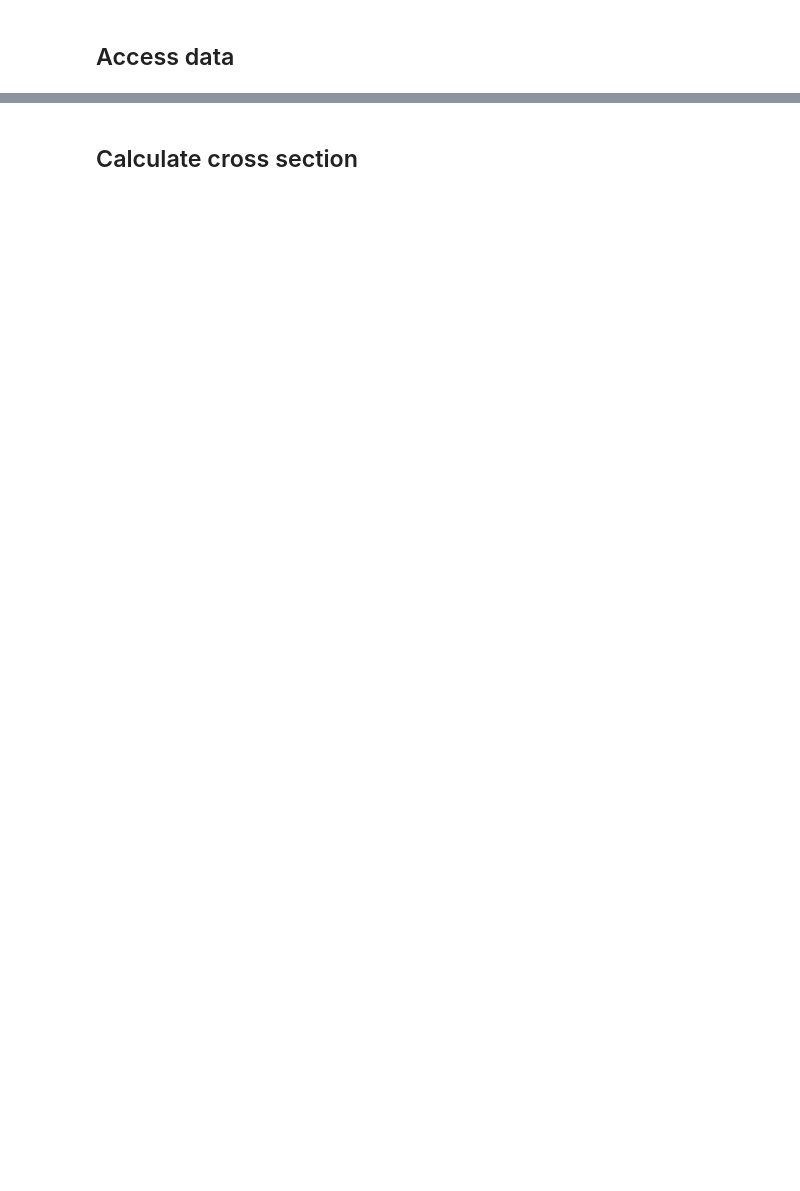
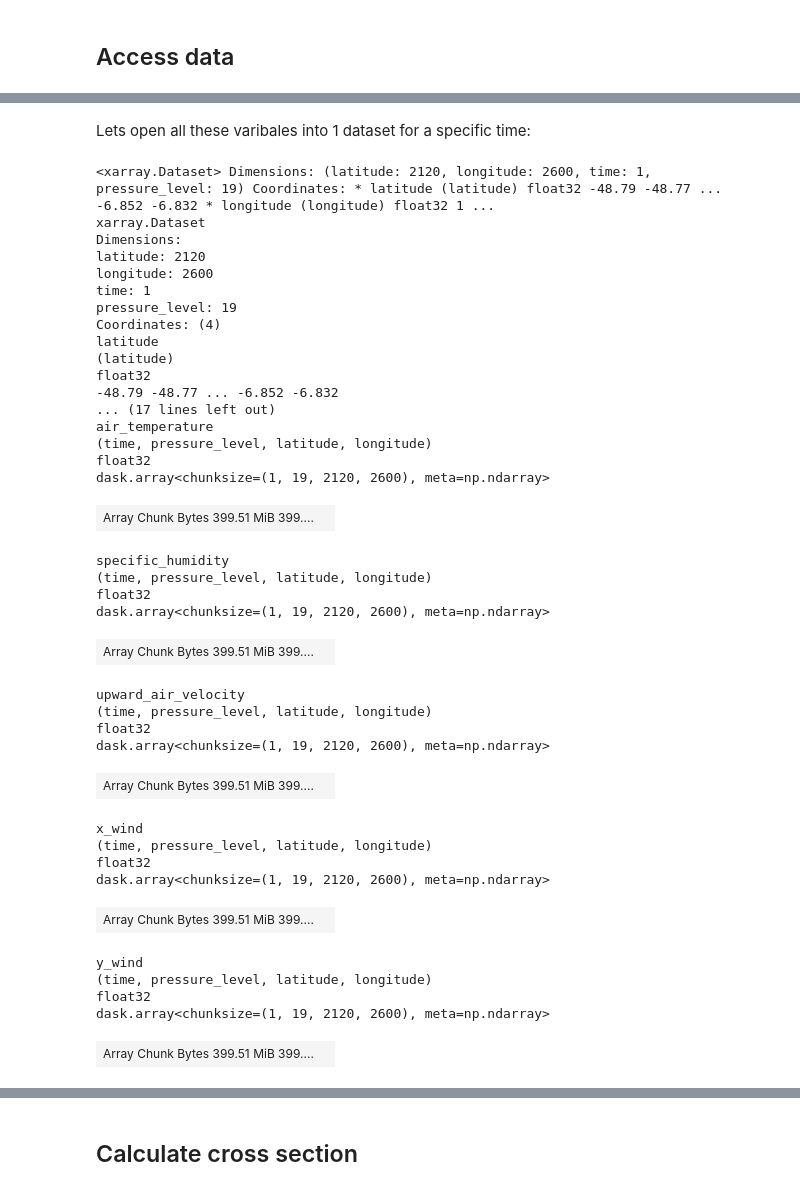
Before and after one commit to coecms/AUS2200_CLEX_analysis, a Jupyter notebook: notebooks/AUS2200_cross_section_plot.ipynb, the cells around one changed output, grey strips where cells are left out. Saved outputs shown, nothing was run; the diff lists cells and outputs as text; code cells hidden in the pictures; blank space fills up the shorter version.

```diff
--- a/notebooks/AUS2200_cross_section_plot.ipynb
+++ b/notebooks/AUS2200_cross_section_plot.ipynb
@@ -26,0 +83,2 @@ ds_temp = xr.open_mfdataset(f'{datadir}/{fname}', chunks={'time': '200mb'}, para
+# %% [markdown]
+Lets open all these varibales into 1 dataset for a specific time:
@@ -26,0 +88,49 @@ ds_temp = xr.open_mfdataset(f'{datadir}/{fname}', chunks={'time': '200mb'}, para
+# %%
+ds = xr.open_mfdataset(f'{datadir}/{onpress}', chunks={'time': '200mb'}, parallel=True)
+# It's good to set chunk size when opening data so Xarray/Dask is more efficient.
+# the setting above makes sure we are using chunksizes ~200MB of size which is optimal for dask.
+
+# If you want to do timeseries type operations you might want to specify the chunks as:
+# chunks = {'time':-1, 'latitude': '200MB}
+# In this way all timesteps for a single cell grid will be in the same chunk
+# %%
+ds
+# %% [output]
+<xarray.Dataset> Dimensions: (latitude: 2120, longitude: 2600, time: 1, pressure_level: 19) Coordinates: * latitude (latitude) float32 -48.79 -48.77 ... -6.852 -6.832 * longitude (longitude) float32 1 ...
+xarray.Dataset
+Dimensions:
+latitude: 2120
+longitude: 2600
+time: 1
+pressure_level: 19
+Coordinates: (4)
+latitude
+(latitude)
+float32
+-48.79 -48.77 ... -6.852 -6.832
+... (17 lines left out)
+air_temperature
+(time, pressure_level, latitude, longitude)
+float32
+dask.array<chunksize=(1, 19, 2120, 2600), meta=np.ndarray>
+| Array Chunk Bytes 399.51 MiB 399.... |  |
+specific_humidity
+(time, pressure_level, latitude, longitude)
+float32
+dask.array<chunksize=(1, 19, 2120, 2600), meta=np.ndarray>
+| Array Chunk Bytes 399.51 MiB 399.... |  |
+upward_air_velocity
+(time, pressure_level, latitude, longitude)
+float32
+dask.array<chunksize=(1, 19, 2120, 2600), meta=np.ndarray>
+| Array Chunk Bytes 399.51 MiB 399.... |  |
+x_wind
+(time, pressure_level, latitude, longitude)
+float32
+dask.array<chunksize=(1, 19, 2120, 2600), meta=np.ndarray>
+| Array Chunk Bytes 399.51 MiB 399.... |  |
+y_wind
+(time, pressure_level, latitude, longitude)
+float32
+dask.array<chunksize=(1, 19, 2120, 2600), meta=np.ndarray>
+| Array Chunk Bytes 399.51 MiB 399.... |  |
```
Also changed, not shown: parts of 15 cells of this notebook, 1 other file.
